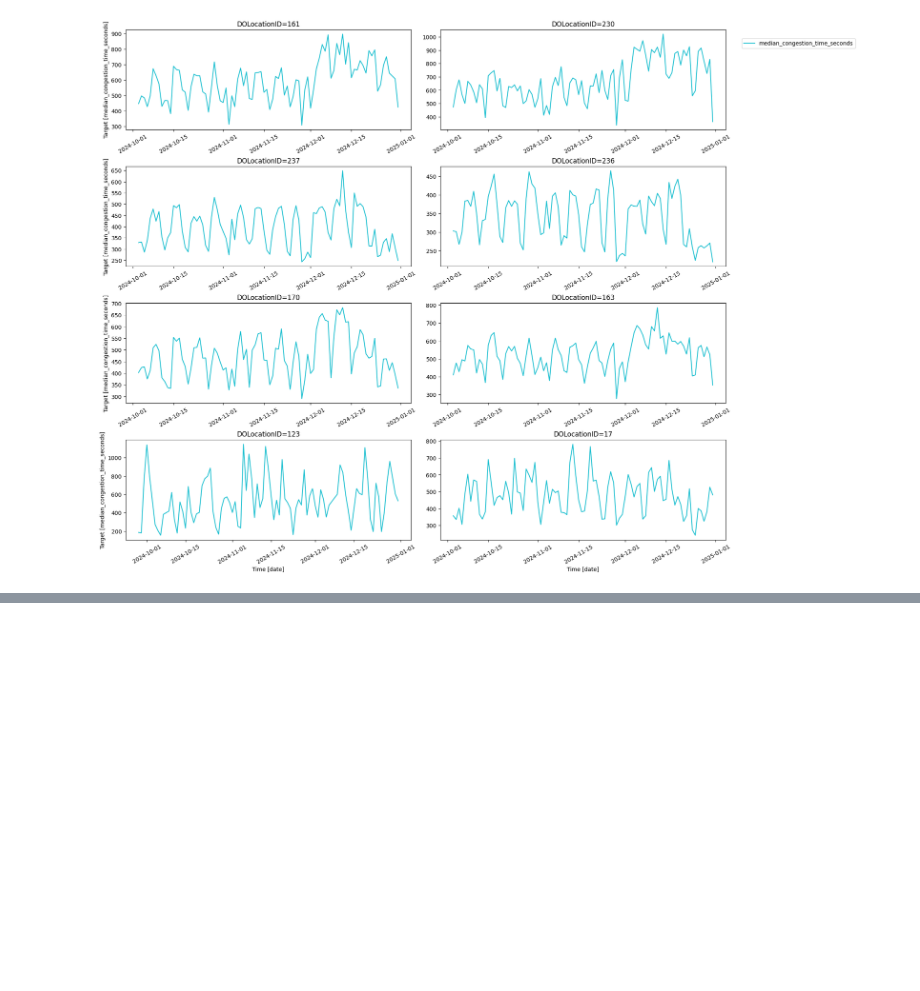
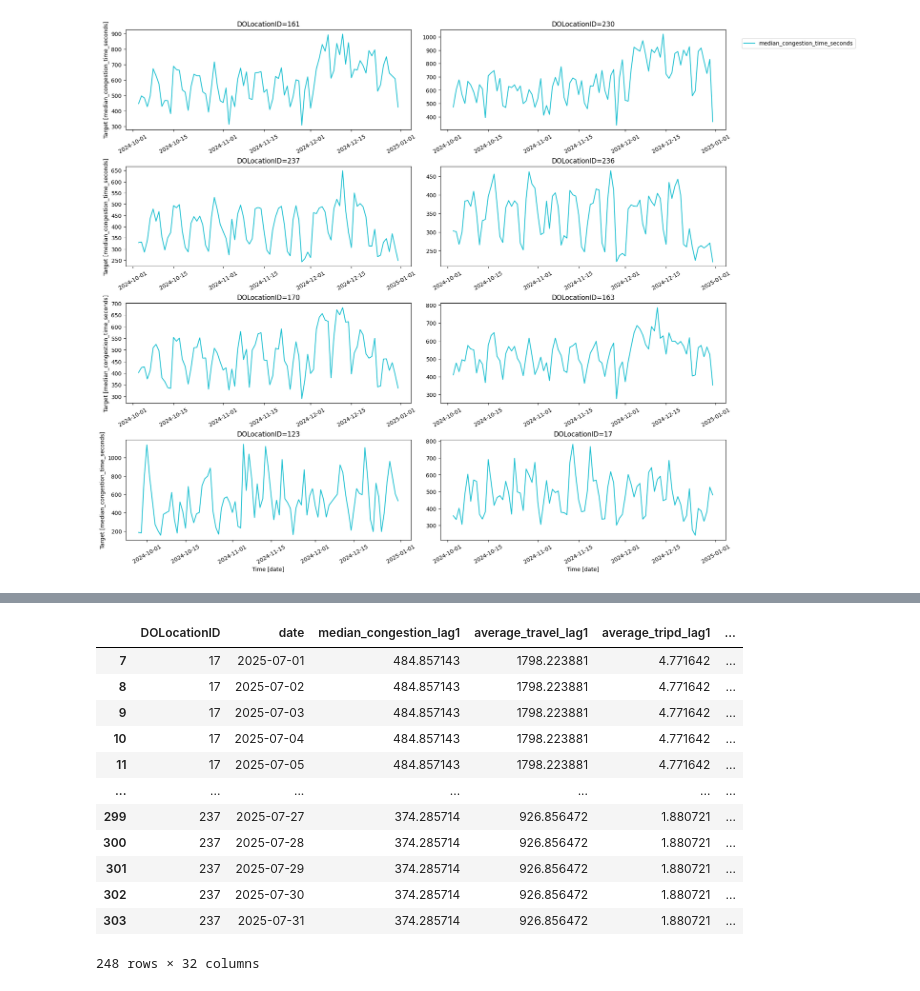
Before and after one commit to cookie-monsta23/MAST30034-Assignment-1, a Jupyter notebook: notebooks/Assignment_1.ipynb, the cells around one changed output, grey strips where cells are left out. Cells and saved outputs as stored; diff of their text form; code cells hidden in the pictures; blank space fills up the shorter version.

```diff
--- a/notebooks/Assignment_1.ipynb
+++ b/notebooks/Assignment_1.ipynb
@@ -1145,0 +1232,18 @@ Name: count, dtype: int64
+# %%
+full_july_df["date"] = pd.to_datetime(full_july_df["date"])
+
+july_df = full_july_df[full_july_df["date"] >= pd.to_datetime("2025-07-01")]
+# %% [output]
+|  | DOLocationID | date | median_congestion_lag1 | average_travel_lag1 | average_tripd_lag1 | ... |
+| 7 | 17 | 2025-07-01 | 484.857143 | 1798.223881 | 4.771642 | ... |
+| 8 | 17 | 2025-07-02 | 484.857143 | 1798.223881 | 4.771642 | ... |
+| 9 | 17 | 2025-07-03 | 484.857143 | 1798.223881 | 4.771642 | ... |
+| 10 | 17 | 2025-07-04 | 484.857143 | 1798.223881 | 4.771642 | ... |
+| 11 | 17 | 2025-07-05 | 484.857143 | 1798.223881 | 4.771642 | ... |
+| ... | ... | ... | ... | ... | ... | ... |
+| 299 | 237 | 2025-07-27 | 374.285714 | 926.856472 | 1.880721 | ... |
+| 300 | 237 | 2025-07-28 | 374.285714 | 926.856472 | 1.880721 | ... |
+| 301 | 237 | 2025-07-29 | 374.285714 | 926.856472 | 1.880721 | ... |
+| 302 | 237 | 2025-07-30 | 374.285714 | 926.856472 | 1.880721 | ... |
+| 303 | 237 | 2025-07-31 | 374.285714 | 926.856472 | 1.880721 | ... |
+248 rows × 32 columns
```
Also changed, not shown: parts of 87 cells of this notebook, 4 other files.
